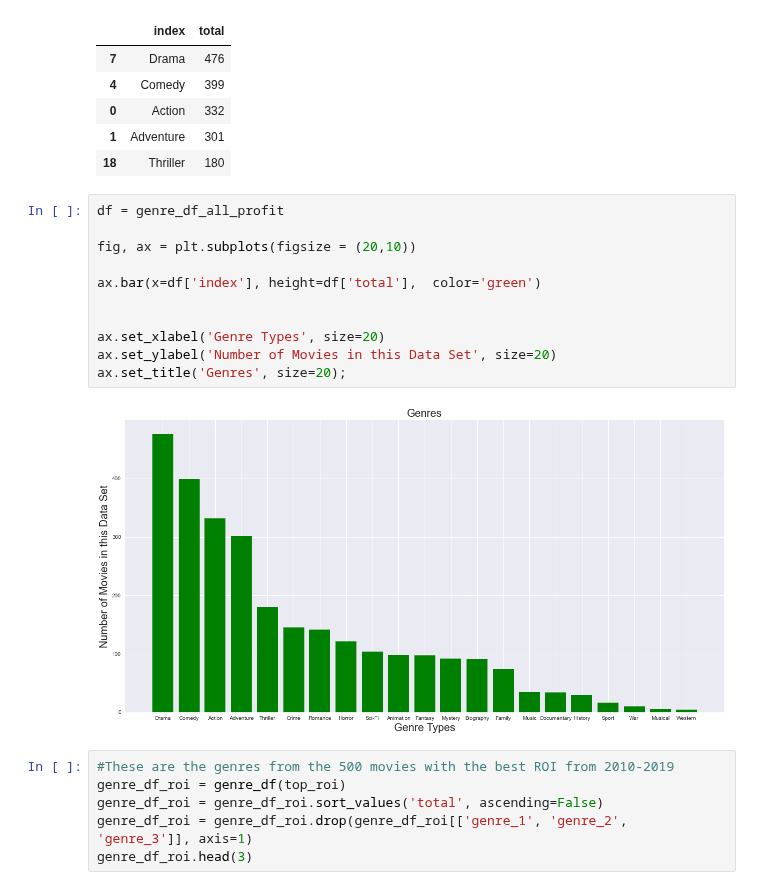
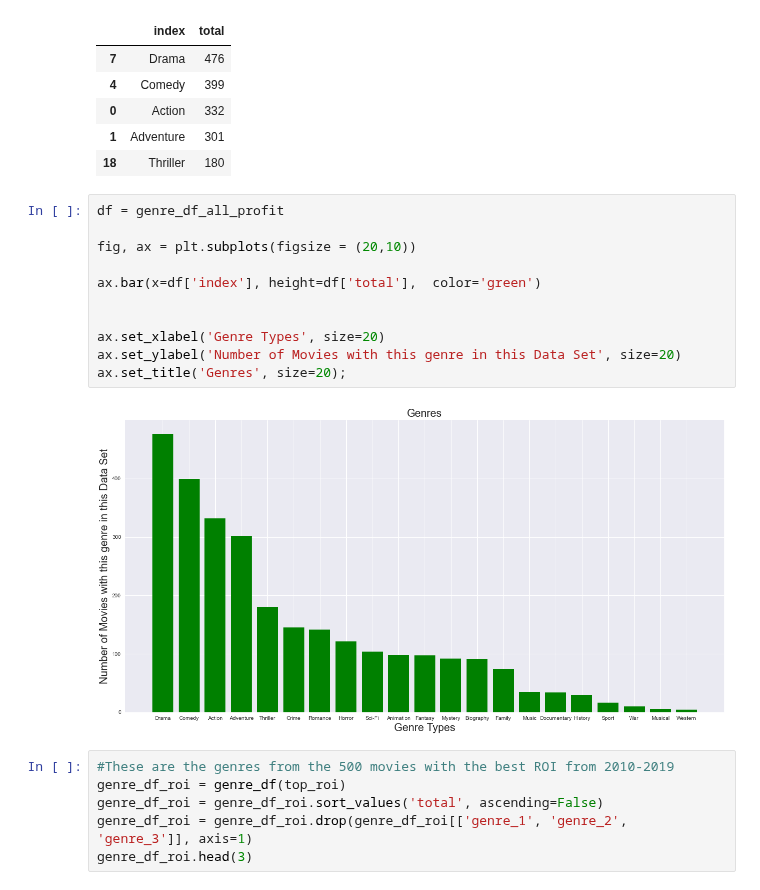
Before and after one commit to jxn628/dsc-phase-1-project, a Jupyter notebook: student.ipynb, the cells around one changed output. Saved outputs shown, nothing was run; the diff lists cells and outputs as text.

```diff
--- a/student.ipynb
+++ b/student.ipynb
@@ -836,16 +750,16 @@ genre_df_all_profit.head()
 # %%
 df = genre_df_all_profit
 
 fig, ax = plt.subplots(figsize = (20,10))
 
 ax.bar(x=df['index'], height=df['total'],  color='green')
 
 
 ax.set_xlabel('Genre Types', size=20)
-ax.set_ylabel('Number of Movies in this Data Set', size=20)
+ax.set_ylabel('Number of Movies with this genre in this Data Set', size=20)
 ax.set_title('Genres', size=20);
 # %% [output]
-[figure, old version]
+[figure, new version]
 # %%
 #These are the genres from the 500 movies with the best ROI from 2010-2019
 genre_df_roi = genre_df(top_roi)
```
Also changed, not shown: parts of 20 cells of this notebook.
